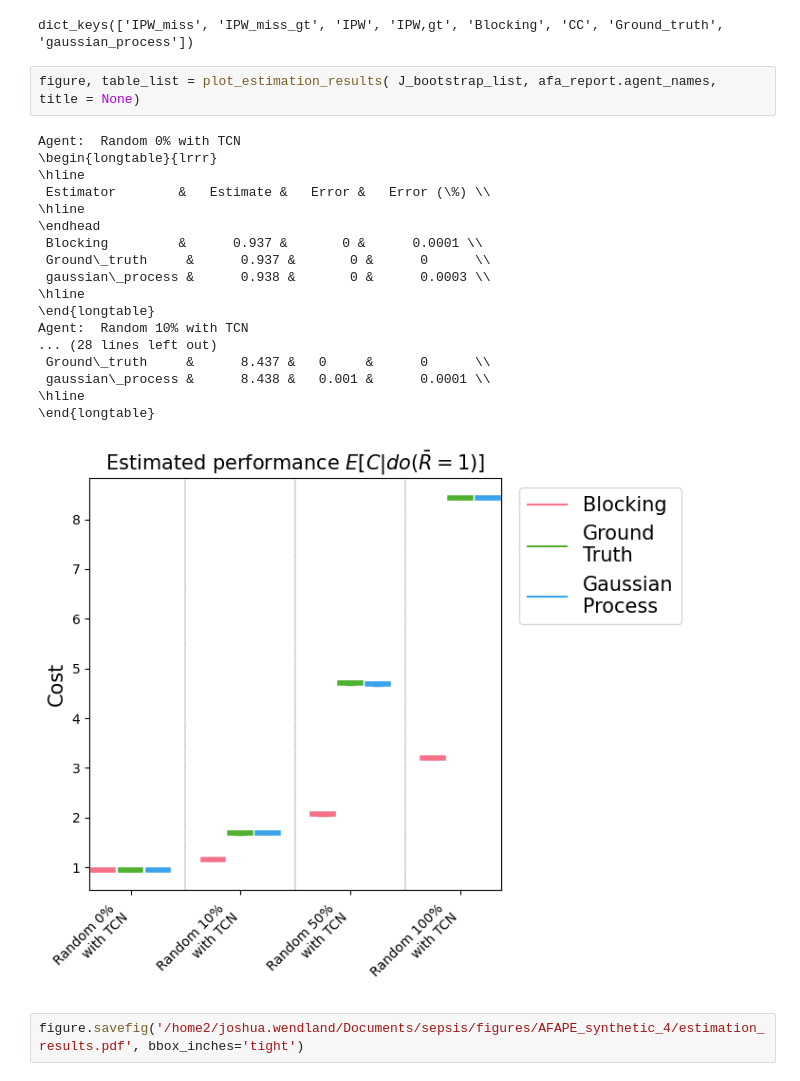
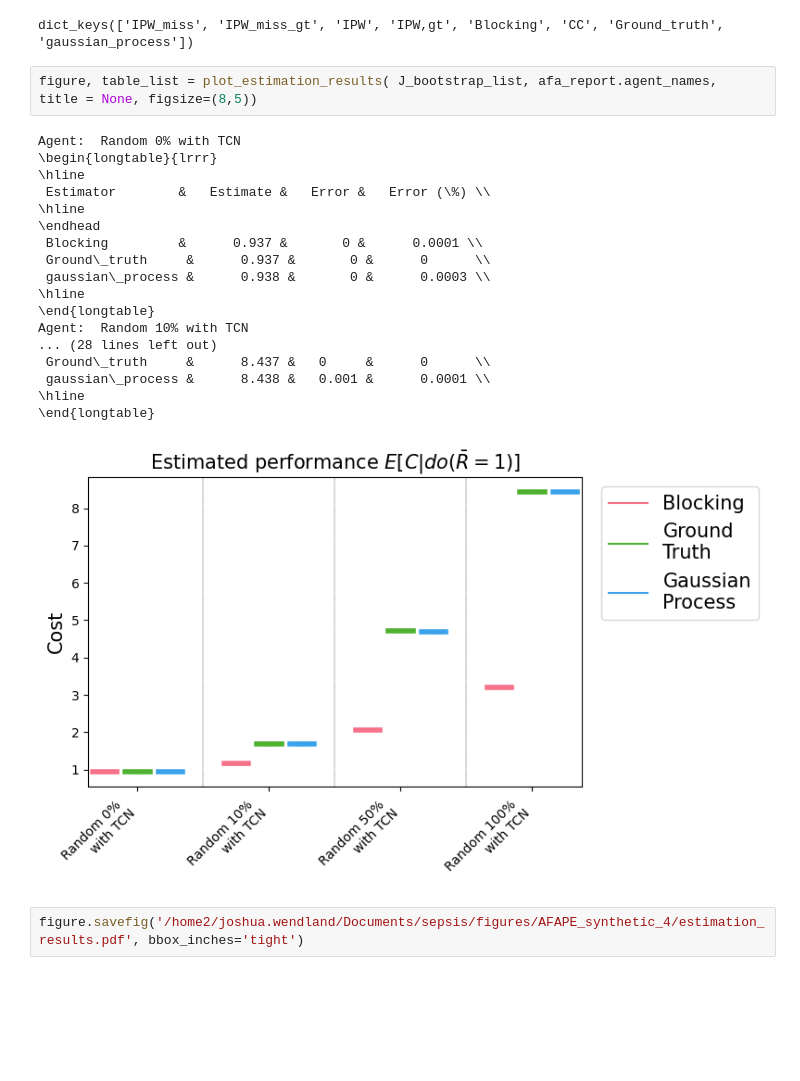
Before and after one commit to joshuawe/sepsis, a Jupyter notebook: notebooks/synthetic_4/afa06_plot_AFAPE_results_ts.ipynb, the cells around one changed output. Cells and saved outputs as stored; diff of their text form; blank space fills up the shorter version.

Commit message:
updated figures

```diff
--- a/notebooks/synthetic_4/afa06_plot_AFAPE_results_ts.ipynb
+++ b/notebooks/synthetic_4/afa06_plot_AFAPE_results_ts.ipynb
@@ -95,25 +95,25 @@ afa_report.J_bootstraps_list[0].keys()
 # %% [output]
 dict_keys(['IPW_miss', 'IPW_miss_gt', 'IPW', 'IPW,gt', 'Blocking', 'CC', 'Ground_truth', 'gaussian_process'])
 # %%
-figure, table_list = plot_estimation_results( J_bootstrap_list, afa_report.agent_names,  title = None)
+figure, table_list = plot_estimation_results( J_bootstrap_list, afa_report.agent_names,  title = None, figsize=(8,5))
 # %% [output]
 Agent:  Random 0% with TCN
 \begin{longtable}{lrrr}
 \hline
  Estimator        &   Estimate &   Error &   Error (\%) \\
 \hline
 \endhead
  Blocking         &      0.937 &       0 &      0.0001 \\
  Ground\_truth     &      0.937 &       0 &      0      \\
  gaussian\_process &      0.938 &       0 &      0.0003 \\
 \hline
 \end{longtable}
 Agent:  Random 10% with TCN
 ... (28 lines left out)
  Ground\_truth     &      8.437 &   0     &      0      \\
  gaussian\_process &      8.438 &   0.001 &      0.0001 \\
 \hline
 \end{longtable}
-[figure, old version]
+[figure, new version]
 # %%
 figure.savefig('/home2/joshua.wendland/Documents/sepsis/figures/AFAPE_synthetic_4/estimation_results.pdf', bbox_inches='tight')
```
Also changed, not shown: parts of 1 cell of this notebook, 6 other files.
